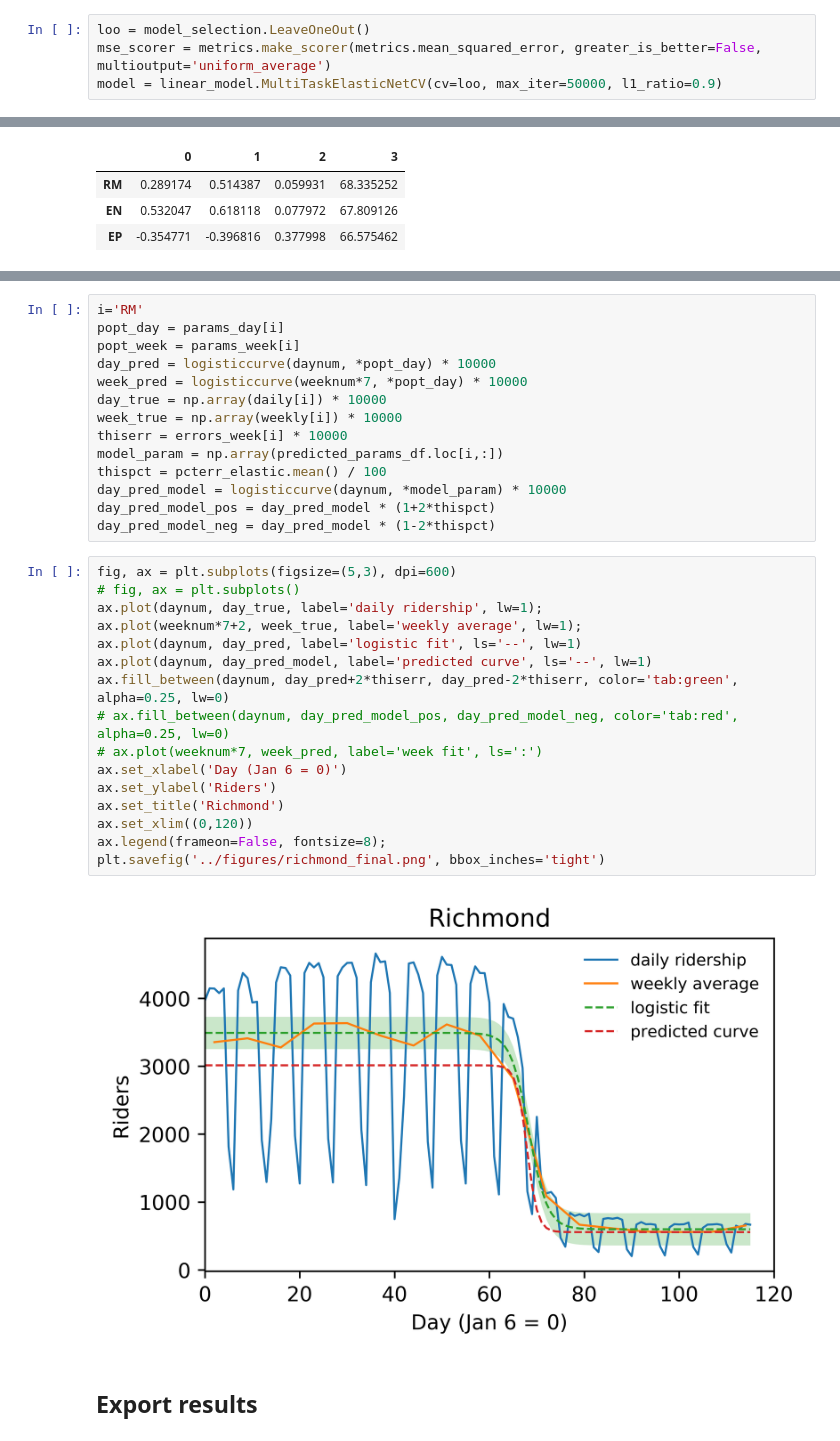
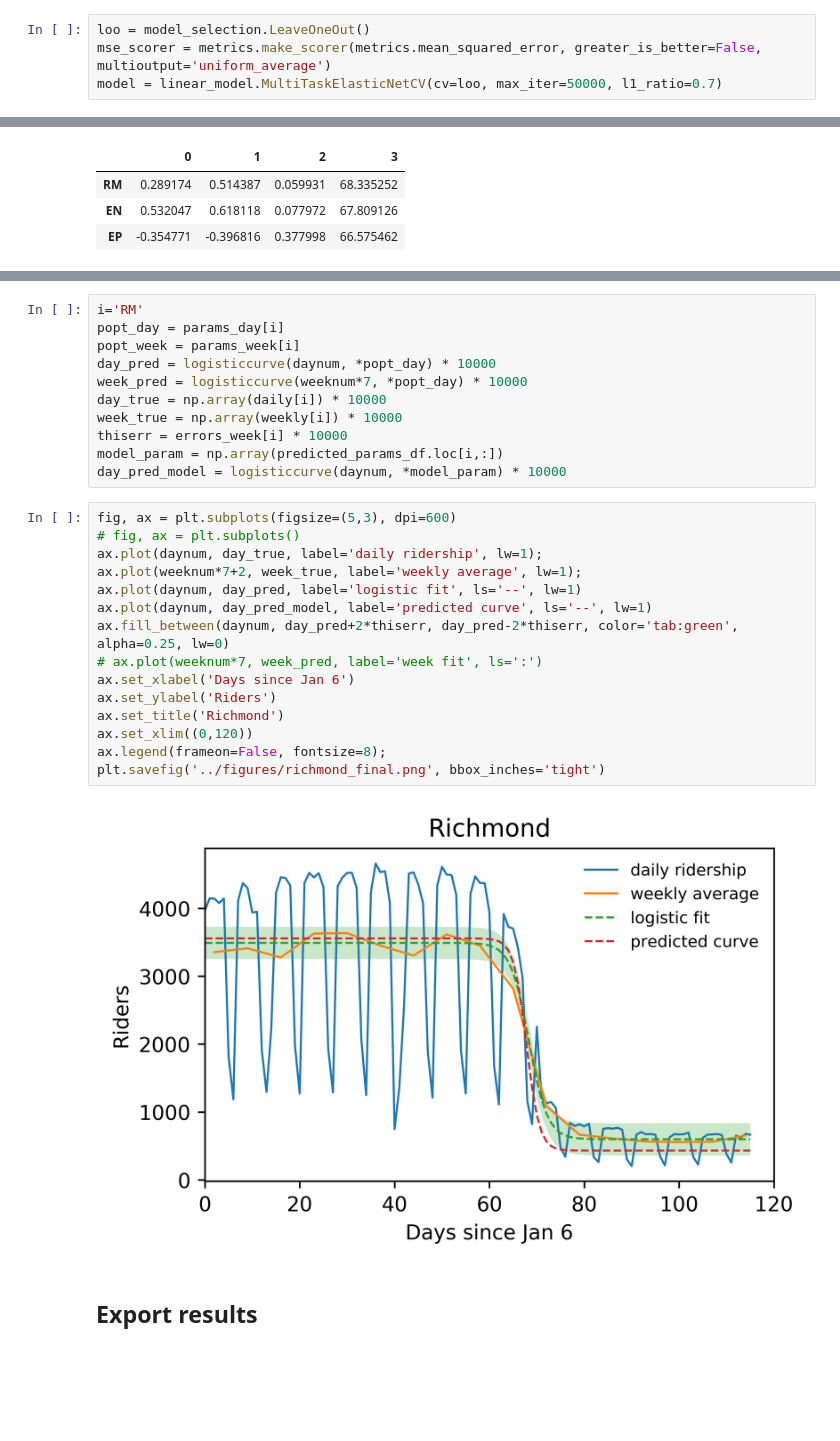
Before and after one commit to samaygarg/cp101, a Jupyter notebook: cp101_assignment3_regression.ipynb, the cells around one changed output, grey strips where cells are left out. Drawn from its saved outputs; the diff is of its cells as text; blank space fills up the shorter version.

```diff
--- a/cp101_assignment3_regression.ipynb
+++ b/cp101_assignment3_regression.ipynb
@@ -380,7 +376,7 @@ xtest = xtest_mean
 # %%
 loo = model_selection.LeaveOneOut()
 mse_scorer = metrics.make_scorer(metrics.mean_squared_error, greater_is_better=False, multioutput='uniform_average')
-model = linear_model.MultiTaskElasticNetCV(cv=loo, max_iter=50000, l1_ratio=0.9)
+model = linear_model.MultiTaskElasticNetCV(cv=loo, max_iter=50000, l1_ratio=0.7)
 # %%
 model.fit(xtrain, ytrain)
 # %% [output]
@@ -438,28 +434,24 @@ day_true = np.array(daily[i]) * 10000
 week_true = np.array(weekly[i]) * 10000
 thiserr = errors_week[i] * 10000
 model_param = np.array(predicted_params_df.loc[i,:])
-thispct = pcterr_elastic.mean() / 100
 day_pred_model = logisticcurve(daynum, *model_param) * 10000
-day_pred_model_pos = day_pred_model * (1+2*thispct)
-day_pred_model_neg = day_pred_model * (1-2*thispct)
 # %%
 fig, ax = plt.subplots(figsize=(5,3), dpi=600)
 # fig, ax = plt.subplots()
 ax.plot(daynum, day_true, label='daily ridership', lw=1);
 ax.plot(weeknum*7+2, week_true, label='weekly average', lw=1);
 ax.plot(daynum, day_pred, label='logistic fit', ls='--', lw=1)
 ax.plot(daynum, day_pred_model, label='predicted curve', ls='--', lw=1)
 ax.fill_between(daynum, day_pred+2*thiserr, day_pred-2*thiserr, color='tab:green', alpha=0.25, lw=0)
-# ax.fill_between(daynum, day_pred_model_pos, day_pred_model_neg, color='tab:red', alpha=0.25, lw=0)
 # ax.plot(weeknum*7, week_pred, label='week fit', ls=':')
-ax.set_xlabel('Day (Jan 6 = 0)')
+ax.set_xlabel('Days since Jan 6')
 ax.set_ylabel('Riders')
 ax.set_title('Richmond')
 ax.set_xlim((0,120))
 ax.legend(frameon=False, fontsize=8);
 plt.savefig('../figures/richmond_final.png', bbox_inches='tight')
 # %% [output]
-[figure, old version]
+[figure, new version]
 # %% [markdown]
 ## Export results
 # %%
```
Also changed, not shown: parts of 8 cells of this notebook.
